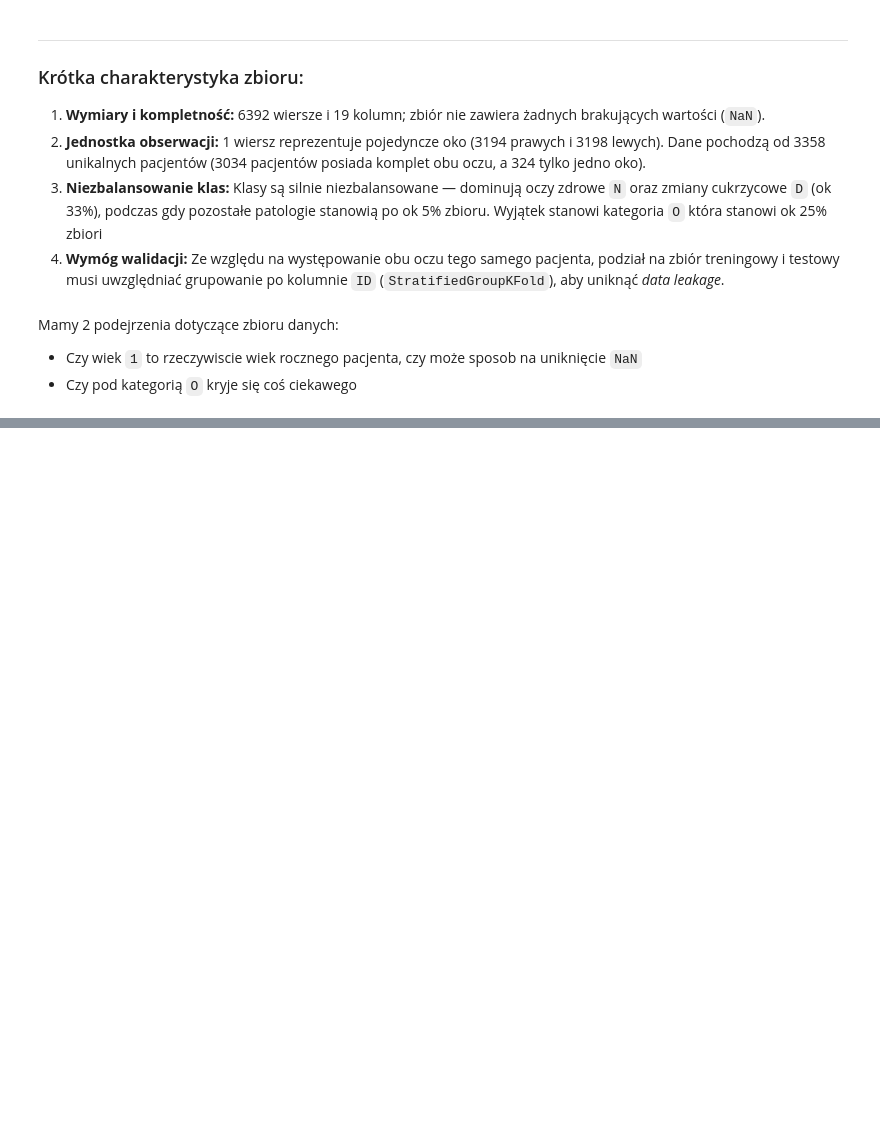
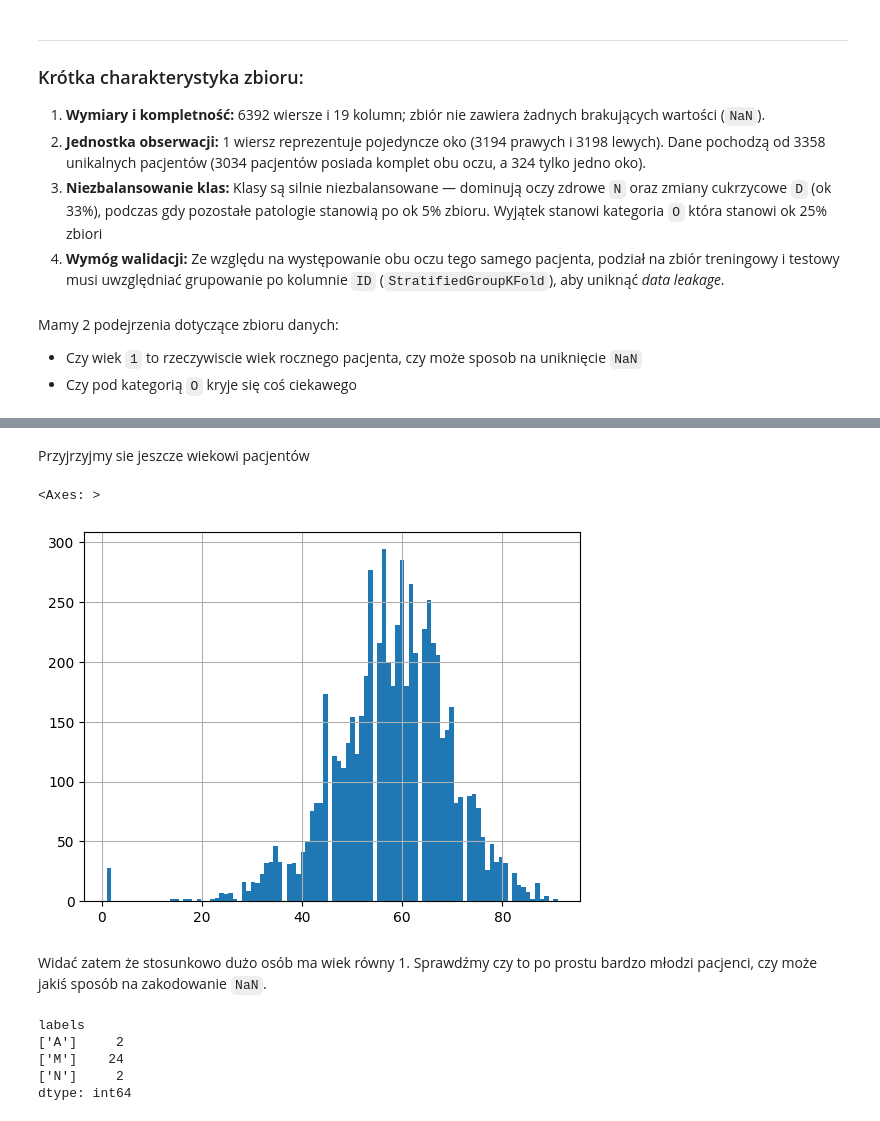
Before and after one commit to Patryniuuu/Ocular-Disease-Recognition, a Jupyter notebook: eda.ipynb, the cells around one changed output, grey strips where cells are left out. Drawn from its saved outputs; the diff is of its cells as text; code cells hidden in the pictures; blank space fills up the shorter version.

```diff
--- a/eda.ipynb
+++ b/eda.ipynb
@@ -178,0 +221,17 @@ Length: 211, dtype: int64
+# %% [markdown]
+Przyjrzyjmy sie jeszcze wiekowi pacjentów
+# %%
+df["Patient Age"].hist(bins=100)
+# %% [output]
+<Axes: >
+[figure, added]
+# %% [markdown]
+Widać zatem że stosunkowo dużo osób ma wiek równy 1. Sprawdźmy czy to po prostu bardzo młodzi pacjenci, czy może jakiś sposób na zakodowanie `NaN`.
+# %%
+df.loc[df["Patient Age"] == 1, :].groupby("labels").size()
+# %% [output]
+labels
+['A']     2
+['M']    24
+['N']     2
+dtype: int64
```
Also changed, not shown: parts of 11 cells of this notebook.
